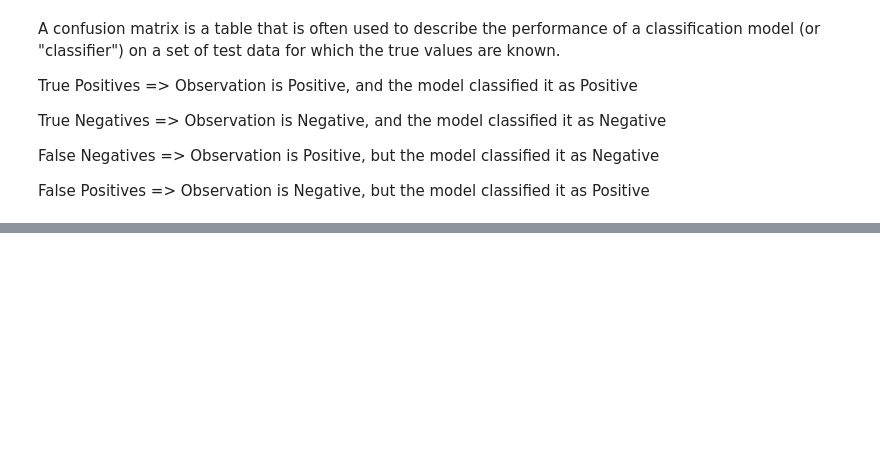
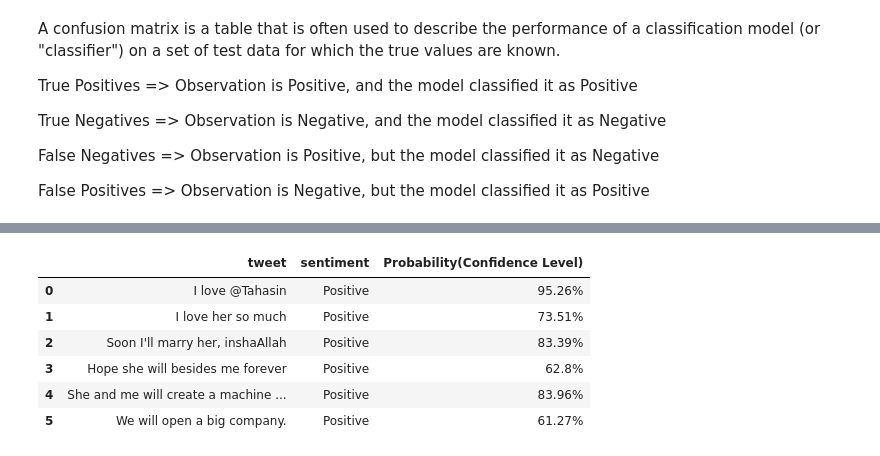
Before and after one commit to thesarwars/Sentiment_Analysis_using_Machine_Learning, a Jupyter notebook: Sentiment.ipynb, the cells around one changed output, grey strips where cells are left out. Cells and saved outputs as stored; diff of their text form; code cells hidden in the pictures; blank space fills up the shorter version.

Commit message:
Testing the Model, it works..

```diff
--- a/Sentiment.ipynb
+++ b/Sentiment.ipynb
@@ -584,0 +614,24 @@ def load_models():
+# %%
+# Text to classify should be in a list
+
+comment = ['I love @Tahasin',
+          'I love her so much',
+          "Soon I'll marry her, inshaAllah",
+          "Hope she will besides me forever",
+          "She and me will create a machine learning project along with.",
+          "We will open a big company."]
+# %%
+# Calling the load model method and then calling predict method by passing the tfidf vectorizer and model as parameter
+#Finally printing the dataframe containing tweet, sentiment and the probability confidence
+
+vectoriser, LRmodel = load_models()
+df = predict(vectoriser, LRmodel, comment)
+df
+# %% [output]
+|  | tweet | sentiment | Probability(Confidence Level) |
+| 0 | I love @Tahasin | Positive | 95.26% |
+| 1 | I love her so much | Positive | 73.51% |
+| 2 | Soon I'll marry her, inshaAllah | Positive | 83.39% |
+| 3 | Hope she will besides me forever | Positive | 62.8% |
+| 4 | She and me will create a machine ... | Positive | 83.96% |
+| 5 | We will open a big company. | Positive | 61.27% |
```
Also changed, not shown: parts of 32 cells of this notebook.
